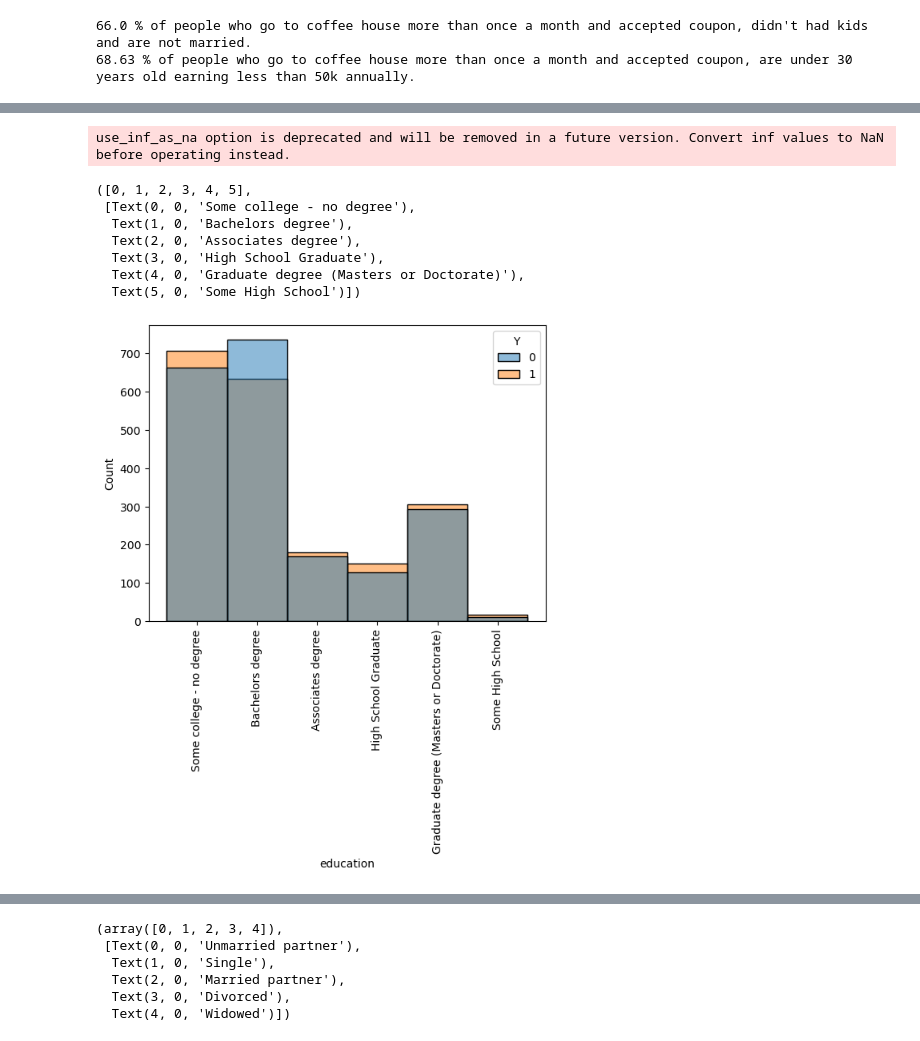
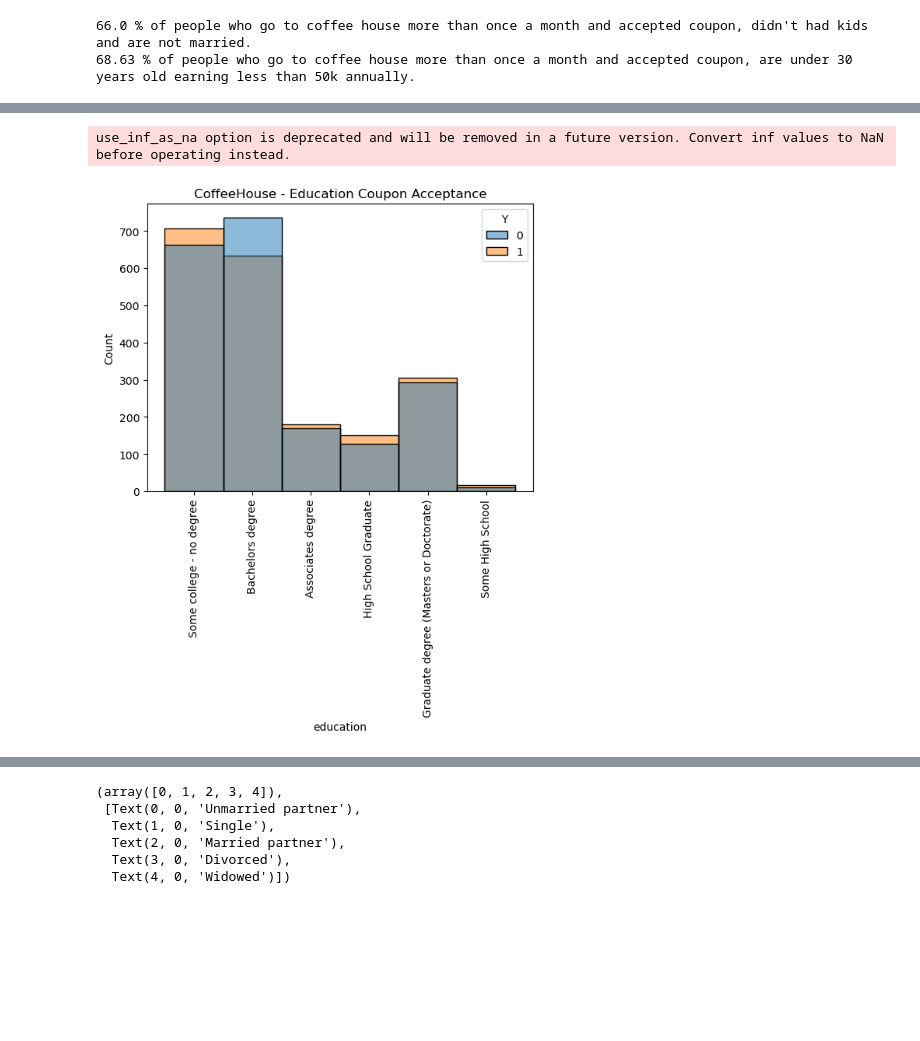
Before and after one commit to asdubey/ucb-pcmlai-pa-5-1-coupon-analysis, a Jupyter notebook: prompt.ipynb, the cells around one changed output, grey strips where cells are left out. Saved outputs shown, nothing was run; the diff lists cells and outputs as text; code cells hidden in the pictures; blank space fills up the shorter version.

```diff
--- a/prompt.ipynb
+++ b/prompt.ipynb
@@ -575,18 +541,12 @@ Text(0.5, 1.0, 'Coffee House Acceptance for Age Groups')
 [figure]
 # %%
 #All different education level had similar ratio of Coffee house coupons acceptance
-sns.histplot(coffeeCouponDF,x='education',hue='Y')
+sns.histplot(coffeeCouponDF,x='education',hue='Y').set(title='CoffeeHouse - Education Coupon Acceptance')
 plt.xticks(rotation=90)
+plt.savefig('images/coffeehouse_education_coupon_acceptance_hist.png')
 # %% [output]
 use_inf_as_na option is deprecated and will be removed in a future version. Convert inf values to NaN before operating instead.
-([0, 1, 2, 3, 4, 5],
- [Text(0, 0, 'Some college - no degree'),
-  Text(1, 0, 'Bachelors degree'),
-  Text(2, 0, 'Associates degree'),
-  Text(3, 0, 'High School Graduate'),
-  Text(4, 0, 'Graduate degree (Masters or Doctorate)'),
-  Text(5, 0, 'Some High School')])
-[figure, old version]
+[figure, new version]
 # %%
 #People with no college degree accepted more coupon than rejecting it, other categories had very close acceptance rate but delta of acceptance to rejection was less.
 
```
Also changed, not shown: parts of 22 cells of this notebook.
